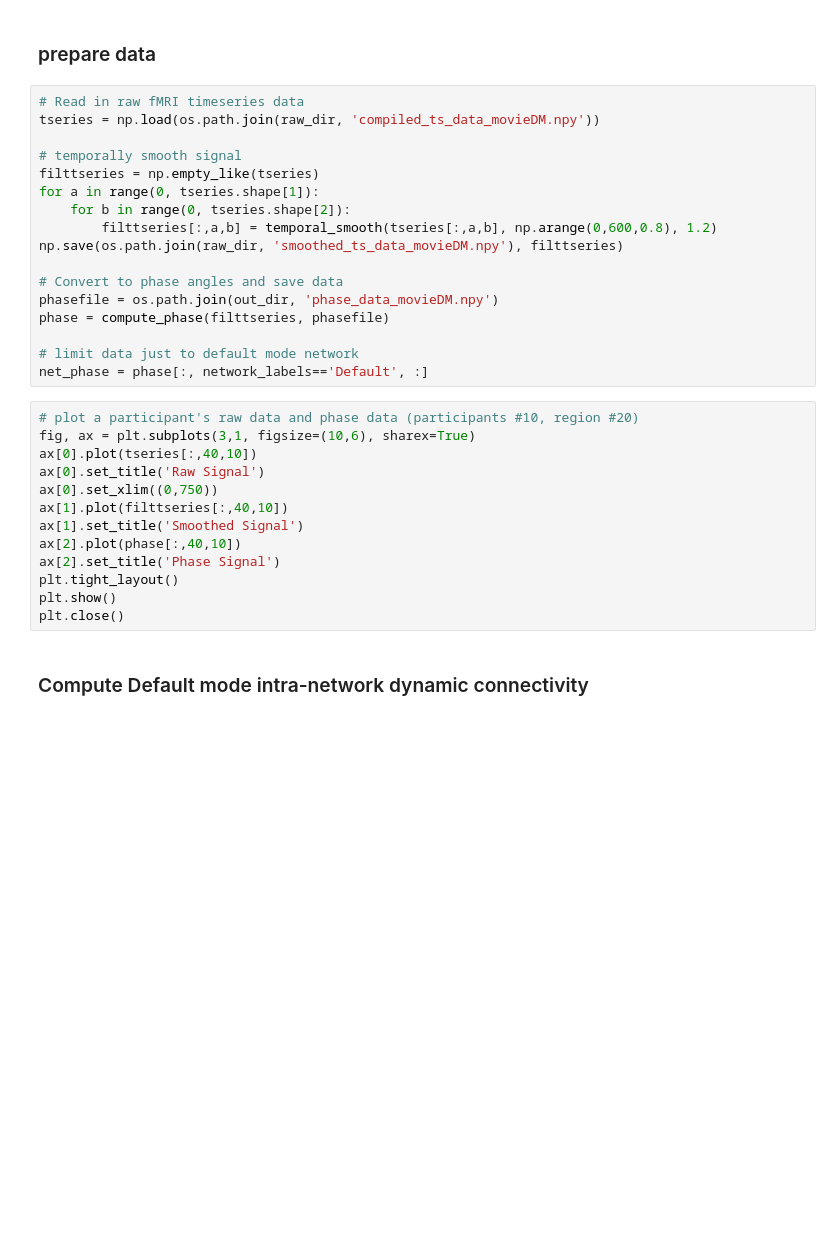
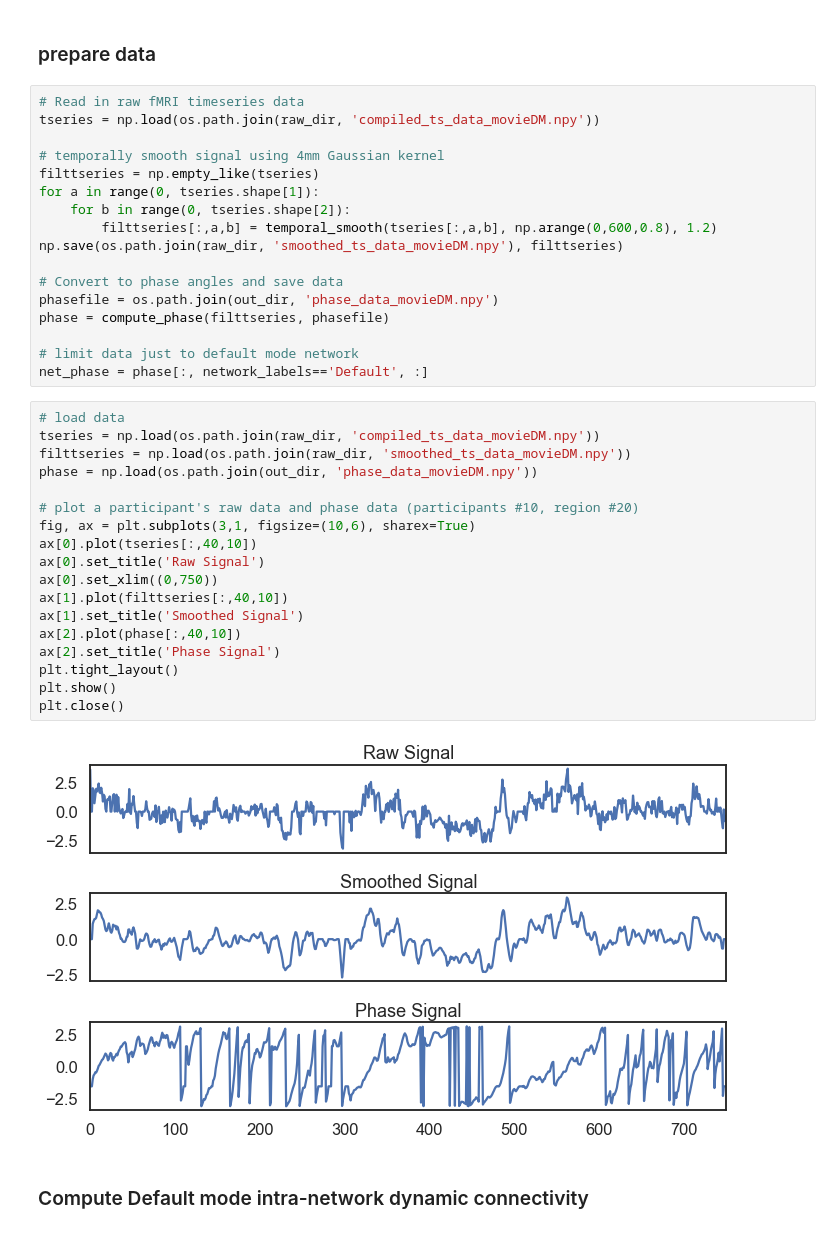
Before and after one commit to catcamacho/hbn_soc_net, a Jupyter notebook: 2_DynamicNet_affect.ipynb, the cells around one changed output. Drawn from its saved outputs; the diff is of its cells as text; blank space fills up the shorter version.

```diff
--- a/2_DynamicNet_affect.ipynb
+++ b/2_DynamicNet_affect.ipynb
@@ -303,7 +303,7 @@ These cells perform the following aims:
 # Read in raw fMRI timeseries data
 tseries = np.load(os.path.join(raw_dir, 'compiled_ts_data_movieDM.npy'))
 
-# temporally smooth signal
+# temporally smooth signal using 4mm Gaussian kernel
 filttseries = np.empty_like(tseries)
 for a in range(0, tseries.shape[1]):
     for b in range(0, tseries.shape[2]):
@@ -317,18 +317,25 @@ phase = compute_phase(filttseries, phasefile)
 # limit data just to default mode network
 net_phase = phase[:, network_labels=='Default', :]
 # %%
+# load data
+tseries = np.load(os.path.join(raw_dir, 'compiled_ts_data_movieDM.npy'))
+filttseries = np.load(os.path.join(raw_dir, 'smoothed_ts_data_movieDM.npy'))
+phase = np.load(os.path.join(out_dir, 'phase_data_movieDM.npy'))
+
 # plot a participant's raw data and phase data (participants #10, region #20)
 fig, ax = plt.subplots(3,1, figsize=(10,6), sharex=True)
 ax[0].plot(tseries[:,40,10])
 ax[0].set_title('Raw Signal')
 ax[0].set_xlim((0,750))
 ax[1].plot(filttseries[:,40,10])
 ax[1].set_title('Smoothed Signal')
 ax[2].plot(phase[:,40,10])
 ax[2].set_title('Phase Signal')
 plt.tight_layout()
 plt.show()
 plt.close()
+# %% [output]
+[figure, added]
 # %% [markdown]
 ### Compute Default mode intra-network dynamic connectivity
 # %%
```
Also changed, not shown: parts of 5 cells of this notebook.
